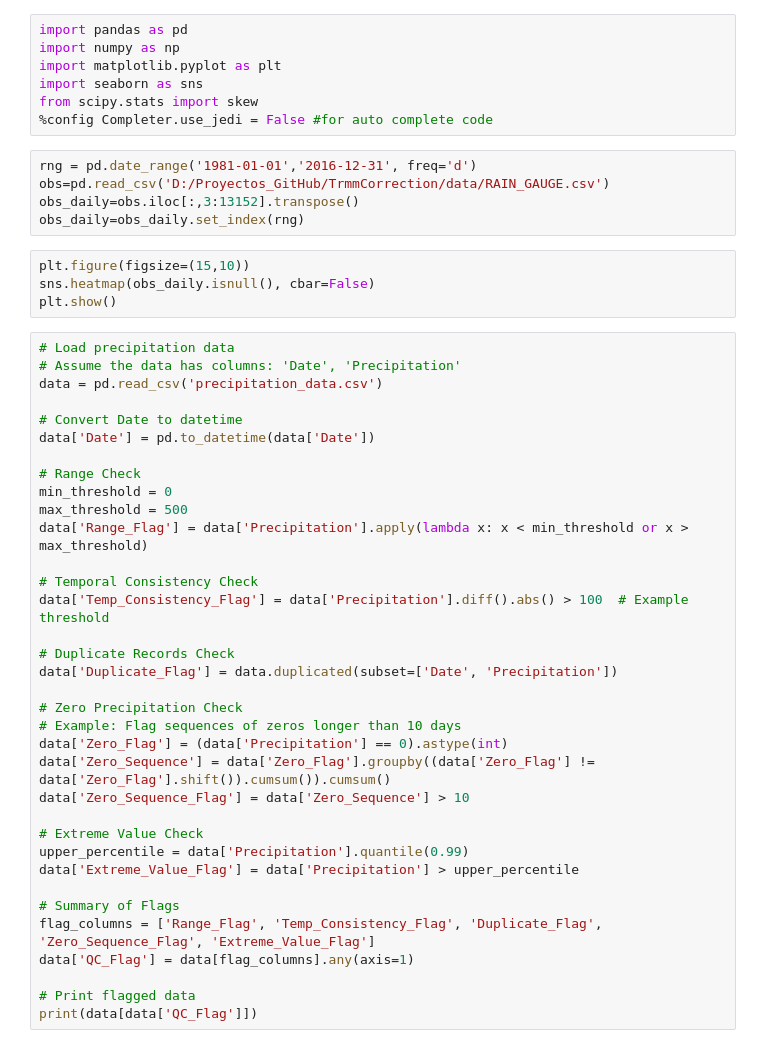
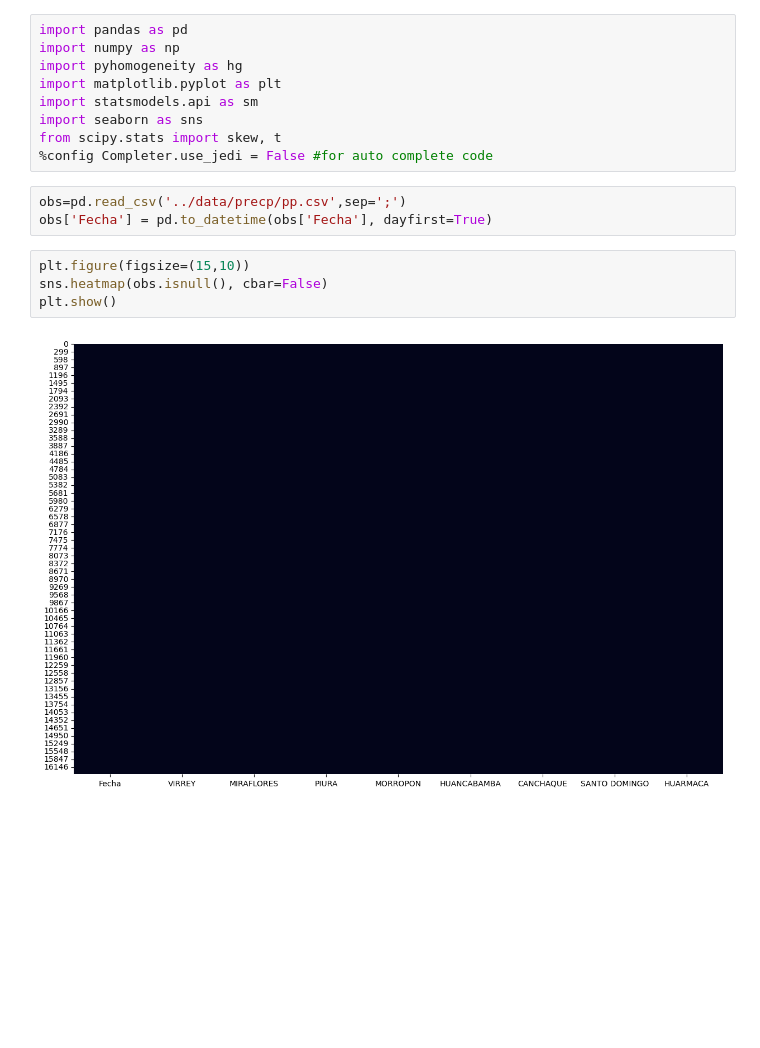
Before and after one commit to JoseZevallosR/piura_river, a Jupyter notebook: notebooks/Quality_control.ipynb, the cells around one changed output. Cells and saved outputs as stored; diff of their text form; blank space fills up the shorter version.

```diff
--- a/notebooks/Quality_control.ipynb
+++ b/notebooks/Quality_control.ipynb
@@ -1,51 +1,18 @@
 # %%
 import pandas as pd
 import numpy as np
+import pyhomogeneity as hg
 import matplotlib.pyplot as plt
+import statsmodels.api as sm
 import seaborn as sns
-from scipy.stats import skew
+from scipy.stats import skew, t
 %config Completer.use_jedi = False #for auto complete code
-# %%
-rng = pd.date_range('1981-01-01','2016-12-31', freq='d')
-obs=pd.read_csv('D:/Proyectos_GitHub/TrmmCorrection/data/RAIN_GAUGE.csv')
-obs_daily=obs.iloc[:,3:13152].transpose()
-obs_daily=obs_daily.set_index(rng)
+# %%
+obs=pd.read_csv('../data/precp/pp.csv',sep=';')
+obs['Fecha'] = pd.to_datetime(obs['Fecha'], dayfirst=True)
 # %%
 plt.figure(figsize=(15,10))
-sns.heatmap(obs_daily.isnull(), cbar=False)
+sns.heatmap(obs.isnull(), cbar=False)
 plt.show()
+# %% [output]
+[figure, added]
-# %%
-# Load precipitation data
-# Assume the data has columns: 'Date', 'Precipitation'
-data = pd.read_csv('precipitation_data.csv')
-
-# Convert Date to datetime
-data['Date'] = pd.to_datetime(data['Date'])
-
-# Range Check
-min_threshold = 0
-max_threshold = 500
-data['Range_Flag'] = data['Precipitation'].apply(lambda x: x < min_threshold or x > max_threshold)
-
-# Temporal Consistency Check
-data['Temp_Consistency_Flag'] = data['Precipitation'].diff().abs() > 100  # Example threshold
-
-# Duplicate Records Check
-data['Duplicate_Flag'] = data.duplicated(subset=['Date', 'Precipitation'])
-
-# Zero Precipitation Check
-# Example: Flag sequences of zeros longer than 10 days
-data['Zero_Flag'] = (data['Precipitation'] == 0).astype(int)
-data['Zero_Sequence'] = data['Zero_Flag'].groupby((data['Zero_Flag'] != data['Zero_Flag'].shift()).cumsum()).cumsum()
-data['Zero_Sequence_Flag'] = data['Zero_Sequence'] > 10
-
-# Extreme Value Check
-upper_percentile = data['Precipitation'].quantile(0.99)
-data['Extreme_Value_Flag'] = data['Precipitation'] > upper_percentile
-
-# Summary of Flags
-flag_columns = ['Range_Flag', 'Temp_Consistency_Flag', 'Duplicate_Flag', 'Zero_Sequence_Flag', 'Extreme_Value_Flag']
-data['QC_Flag'] = data[flag_columns].any(axis=1)
-
-# Print flagged data
-print(data[data['QC_Flag']])
```
Also changed, not shown: parts of 14 cells of this notebook, 2 other files.
